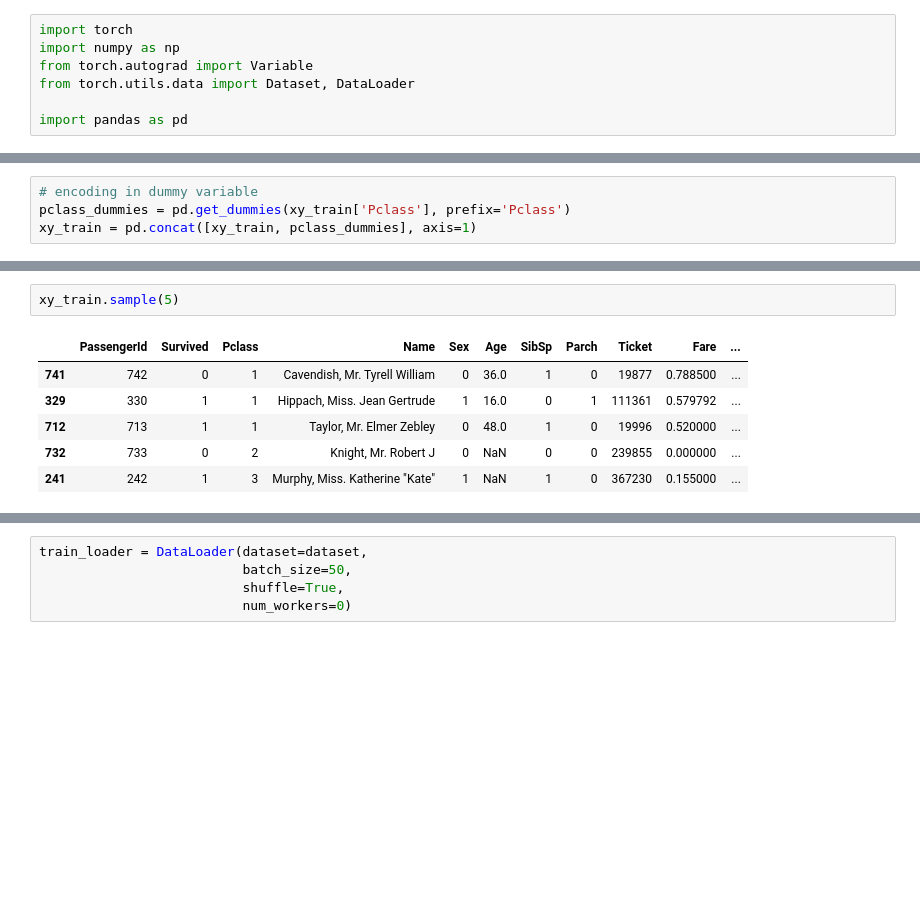
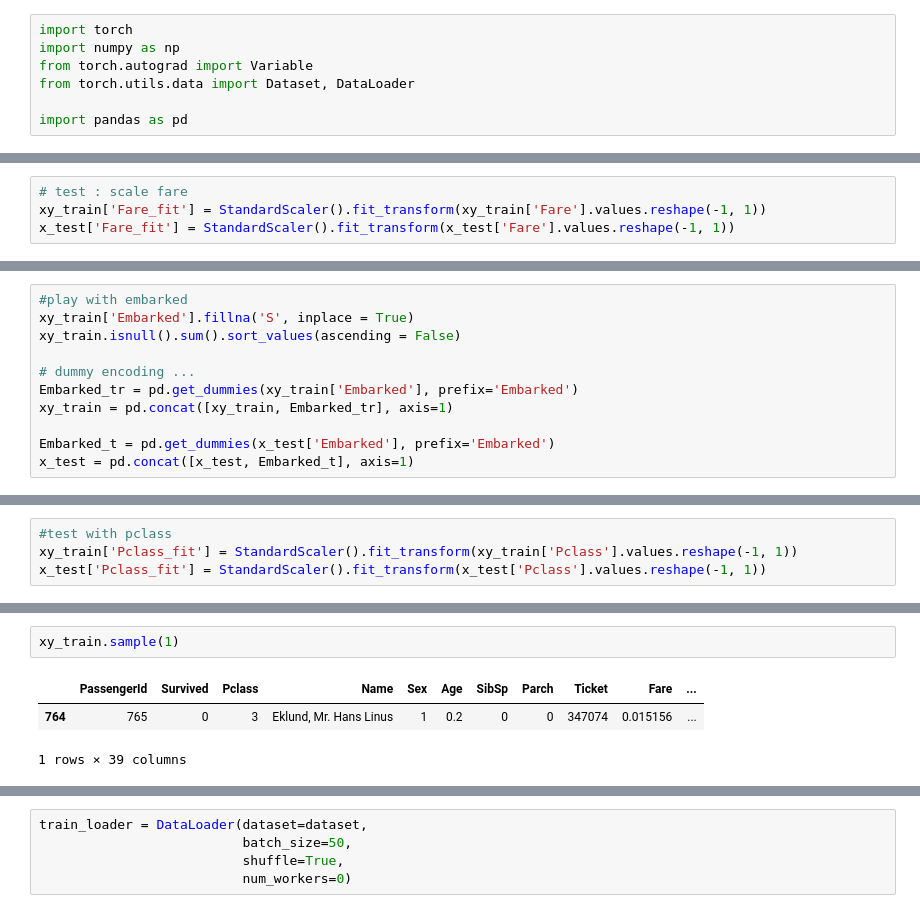
Before and after one commit to robd2/neural-networks, a Jupyter notebook: pytorch-tutorial/video-series/#8C First fun with Kaggel.ipynb, the cells around one changed output, grey strips where cells are left out. Cells and saved outputs as stored; diff of their text form; blank space fills up the shorter version.

```diff
--- a/pytorch-tutorial/video-series/#8C First fun with Kaggel.ipynb
+++ b/pytorch-tutorial/video-series/#8C First fun with Kaggel.ipynb
@@ -59,0 +180,4 @@ x_test['FamilyS'] = x_test['FamilyS'].apply(family)
+# %%
+# test : scale fare
+xy_train['Fare_fit'] = StandardScaler().fit_transform(xy_train['Fare'].values.reshape(-1, 1))
+x_test['Fare_fit'] = StandardScaler().fit_transform(x_test['Fare'].values.reshape(-1, 1))
@@ -75,4 +216,11 @@ total_missing = missing_values_count[5]
-# %%
-# encoding in dummy variable
-pclass_dummies = pd.get_dummies(xy_train['Pclass'], prefix='Pclass')
-xy_train = pd.concat([xy_train, pclass_dummies], axis=1)
+# %%
+#play with embarked
+xy_train['Embarked'].fillna('S', inplace = True)
+xy_train.isnull().sum().sort_values(ascending = False)
+
+# dummy encoding ...
+Embarked_tr = pd.get_dummies(xy_train['Embarked'], prefix='Embarked')
+xy_train = pd.concat([xy_train, Embarked_tr], axis=1)
+
+Embarked_t = pd.get_dummies(x_test['Embarked'], prefix='Embarked')
+x_test = pd.concat([x_test, Embarked_t], axis=1)
@@ -78,0 +229,4 @@ xy_train = pd.concat([xy_train, pclass_dummies], axis=1)
+# %%
+#test with pclass
+xy_train['Pclass_fit'] = StandardScaler().fit_transform(xy_train['Pclass'].values.reshape(-1, 1))
+x_test['Pclass_fit'] = StandardScaler().fit_transform(x_test['Pclass'].values.reshape(-1, 1))
@@ -79,12 +246,9 @@ xy_train = pd.concat([xy_train, pclass_dummies], axis=1)
 # %%
-xy_train.sample(5)
+xy_train.sample(1)
 # %% [output]
 |  | PassengerId | Survived | Pclass | Name | Sex | Age | SibSp | Parch | Ticket | Fare | ... |
-| 741 | 742 | 0 | 1 | Cavendish, Mr. Tyrell William | 0 | 36.0 | 1 | 0 | 19877 | 0.788500 | ... |
-| 329 | 330 | 1 | 1 | Hippach, Miss. Jean Gertrude | 1 | 16.0 | 0 | 1 | 111361 | 0.579792 | ... |
-| 712 | 713 | 1 | 1 | Taylor, Mr. Elmer Zebley | 0 | 48.0 | 1 | 0 | 19996 | 0.520000 | ... |
-| 732 | 733 | 0 | 2 | Knight, Mr. Robert J | 0 | NaN | 0 | 0 | 239855 | 0.000000 | ... |
-| 241 | 242 | 1 | 3 | Murphy, Miss. Katherine "Kate" | 1 | NaN | 1 | 0 | 367230 | 0.155000 | ... |
+| 764 | 765 | 0 | 3 | Eklund, Mr. Hans Linus | 1 | 0.2 | 0 | 0 | 347074 | 0.015156 | ... |
+1 rows × 39 columns
 # %%
 class TitanicDataset(Dataset):
     """ Titanic dataset."""
```
Also changed, not shown: parts of 25 cells of this notebook, 8 other files.
